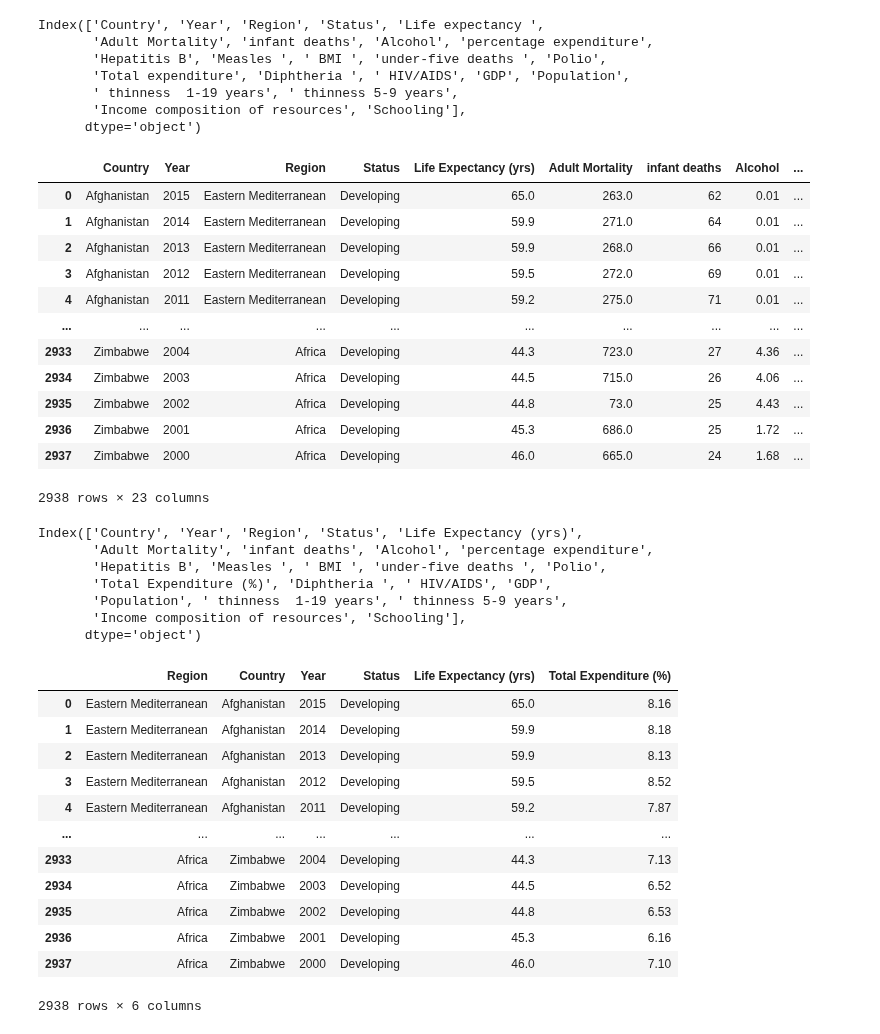
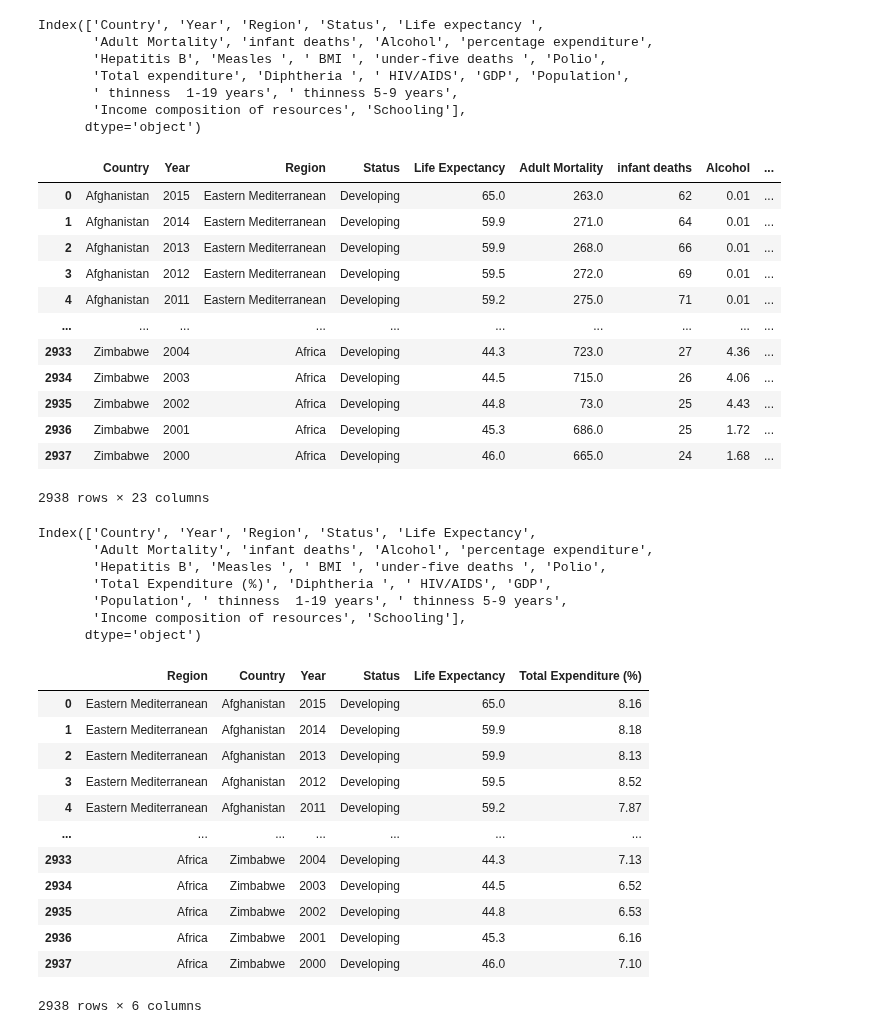
Before and after one commit to jaryan77/TeamTitans_Project_1, a Jupyter notebook: Catie_Starter.ipynb, the cells around one changed output. Cells and saved outputs as stored; diff of their text form; code cells hidden in the pictures.

```diff
--- a/Catie_Starter.ipynb
+++ b/Catie_Starter.ipynb
@@ -46,12 +46,12 @@ Index(['Country', 'Year', 'Region', 'Status', 'Life expectancy ',
       dtype='object')
 # %%
 # rename columns
-life_df = life.rename(columns= {"Life expectancy ": "Life Expectancy (yrs)",
+life_df = life.rename(columns= {"Life expectancy ": "Life Expectancy",
                                 "Total expenditure": "Total Expenditure (%)",
                                   })
 life_df
 # %% [output]
-|  | Country | Year | Region | Status | Life Expectancy (yrs) | Adult Mortality | infant deaths | Alcohol | ... |
+|  | Country | Year | Region | Status | Life Expectancy | Adult Mortality | infant deaths | Alcohol | ... |
 | 0 | Afghanistan | 2015 | Eastern Mediterranean | Developing | 65.0 | 263.0 | 62 | 0.01 | ... |
 | 1 | Afghanistan | 2014 | Eastern Mediterranean | Developing | 59.9 | 271.0 | 64 | 0.01 | ... |
 | 2 | Afghanistan | 2013 | Eastern Mediterranean | Developing | 59.9 | 268.0 | 66 | 0.01 | ... |
@@ -67,7 +67,7 @@ life_df
 # %%
 life_df.columns
 # %% [output]
-Index(['Country', 'Year', 'Region', 'Status', 'Life Expectancy (yrs)',
+Index(['Country', 'Year', 'Region', 'Status', 'Life Expectancy',
        'Adult Mortality', 'infant deaths', 'Alcohol', 'percentage expenditure',
        'Hepatitis B', 'Measles ', ' BMI ', 'under-five deaths ', 'Polio',
        'Total Expenditure (%)', 'Diphtheria ', ' HIV/AIDS', 'GDP',
@@ -76,11 +76,11 @@ Index(['Country', 'Year', 'Region', 'Status', 'Life Expectancy (yrs)',
       dtype='object')
 # %%
 # trim dataset to focus on the impact Total Expenditure has on the Life Expectancy by country
-trim_df = life_df[['Region', 'Country', 'Year', 'Status', 'Life Expectancy (yrs)',
+trim_df = life_df[['Region', 'Country', 'Year', 'Status', 'Life Expectancy',
               'Total Expenditure (%)']]
 trim_df
 # %% [output]
-|  | Region | Country | Year | Status | Life Expectancy (yrs) | Total Expenditure (%) |
+|  | Region | Country | Year | Status | Life Expectancy | Total Expenditure (%) |
 | 0 | Eastern Mediterranean | Afghanistan | 2015 | Developing | 65.0 | 8.16 |
 | 1 | Eastern Mediterranean | Afghanistan | 2014 | Developing | 59.9 | 8.18 |
 | 2 | Eastern Mediterranean | Afghanistan | 2013 | Developing | 59.9 | 8.13 |
```
Also changed, not shown: parts of 34 cells of this notebook, 5 other files.
